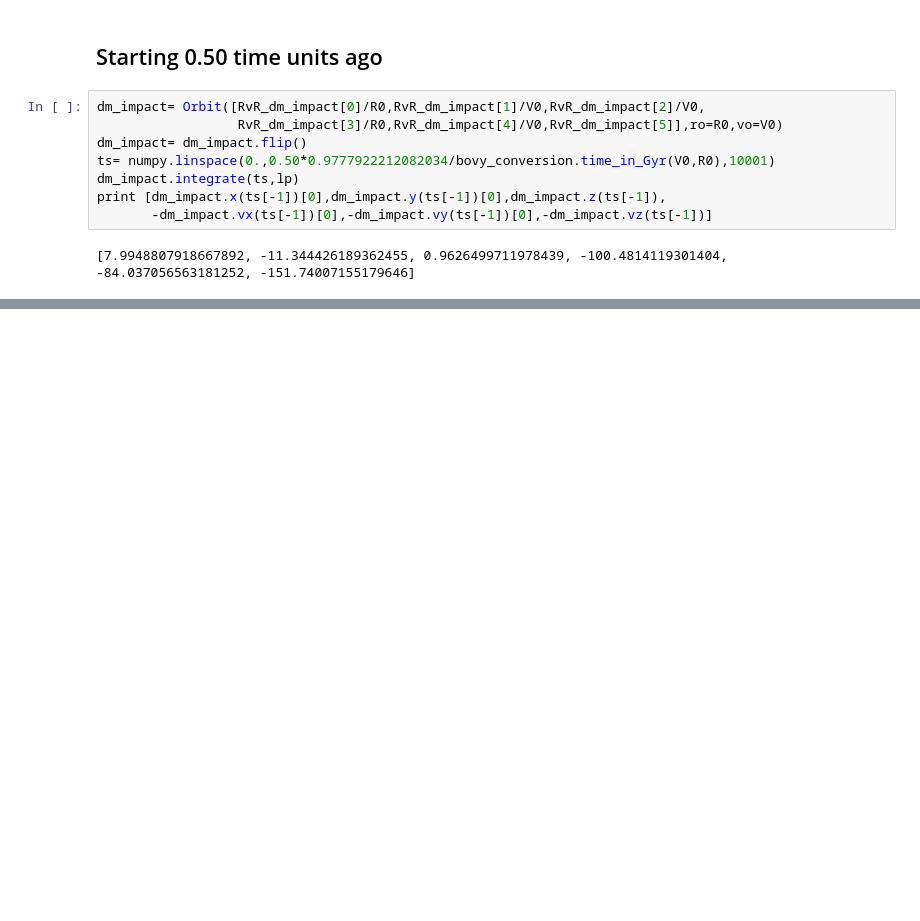
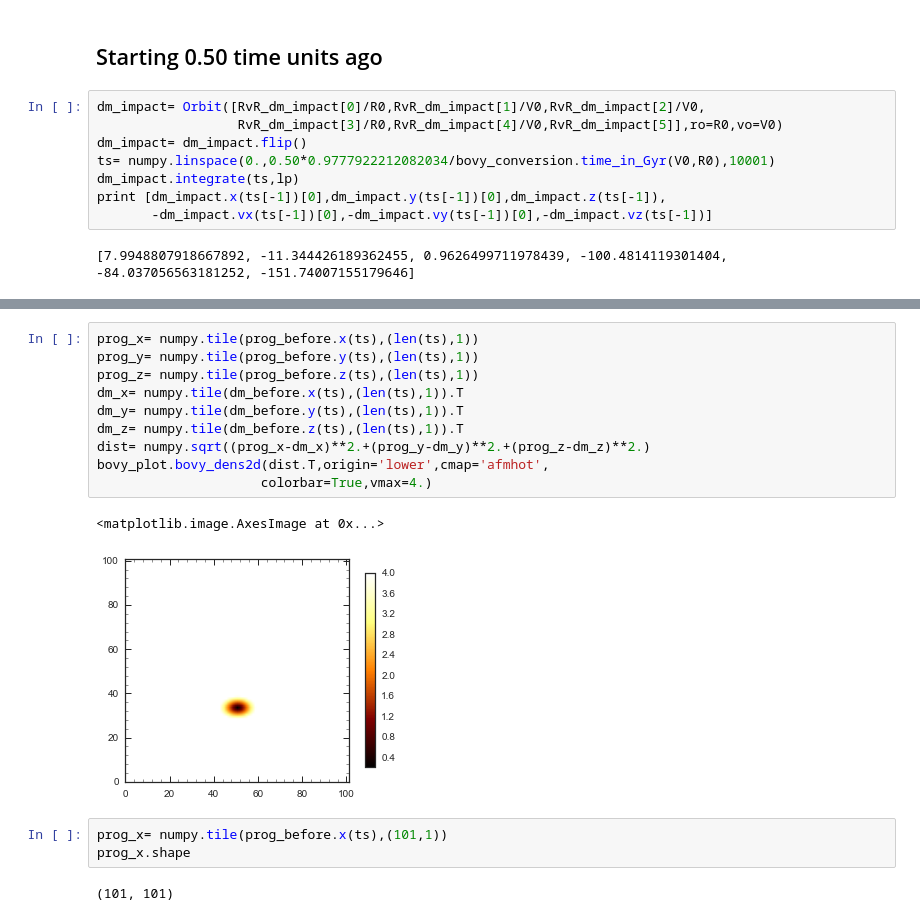
Before and after one commit to jobovy/stream-stream, a Jupyter notebook: py/Orbits-for-Nbody.ipynb, the cells around one changed output, grey strips where cells are left out. Saved outputs shown, nothing was run; the diff lists cells and outputs as text; blank space fills up the shorter version.

```diff
--- a/py/Orbits-for-Nbody.ipynb
+++ b/py/Orbits-for-Nbody.ipynb
@@ -139,0 +160,18 @@ print [dm_impact.x(ts[-1])[0],dm_impact.y(ts[-1])[0],dm_impact.z(ts[-1]),
+# %%
+prog_x= numpy.tile(prog_before.x(ts),(len(ts),1))
+prog_y= numpy.tile(prog_before.y(ts),(len(ts),1))
+prog_z= numpy.tile(prog_before.z(ts),(len(ts),1))
+dm_x= numpy.tile(dm_before.x(ts),(len(ts),1)).T
+dm_y= numpy.tile(dm_before.y(ts),(len(ts),1)).T
+dm_z= numpy.tile(dm_before.z(ts),(len(ts),1)).T
+dist= numpy.sqrt((prog_x-dm_x)**2.+(prog_y-dm_y)**2.+(prog_z-dm_z)**2.)
+bovy_plot.bovy_dens2d(dist.T,origin='lower',cmap='afmhot',
+                     colorbar=True,vmax=4.)
+# %% [output]
+<matplotlib.image.AxesImage at 0x...>
+[figure, added]
+# %%
+prog_x= numpy.tile(prog_before.x(ts),(101,1))
+prog_x.shape
+# %% [output]
+(101, 101)
```
Also changed, not shown: parts of 3 cells of this notebook, 1 other file.
